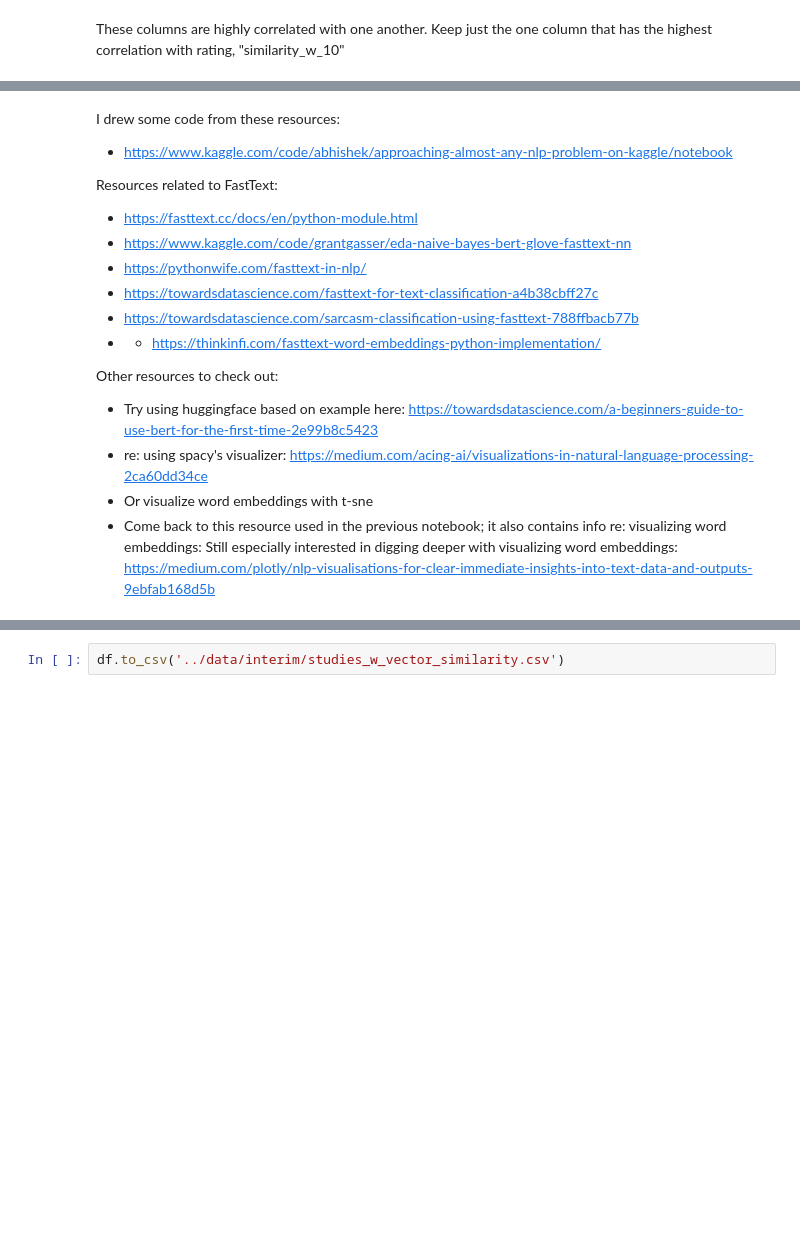
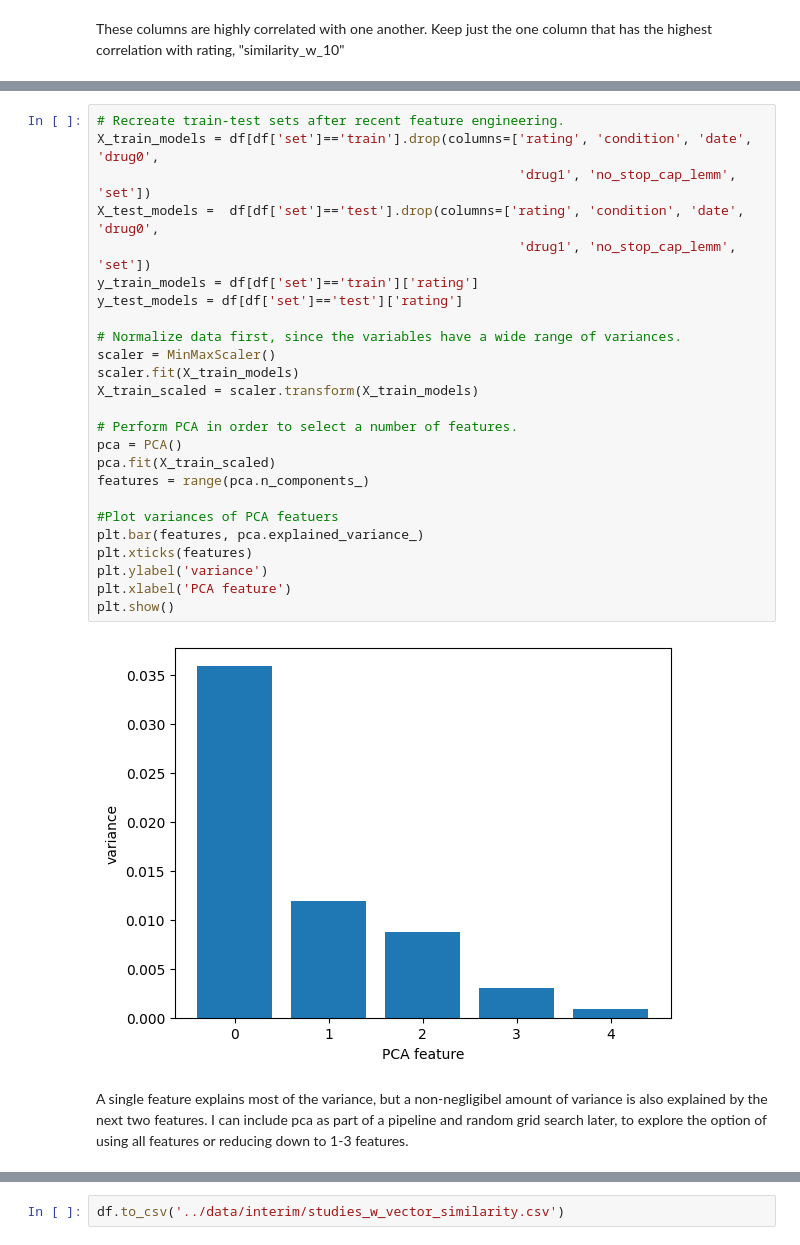
Before and after one commit to fractaldatalearning/psychedelic_efficacy, a Jupyter notebook: notebooks/6-kl-studies-finish-preprocess.ipynb, the cells around one changed output, grey strips where cells are left out. Cells and saved outputs as stored; diff of their text form; blank space fills up the shorter version.

Commit message:
partway through modeling studies

```diff
--- a/notebooks/6-kl-studies-finish-preprocess.ipynb
+++ b/notebooks/6-kl-studies-finish-preprocess.ipynb
@@ -502,19 +533,29 @@ With FastText, I'll use a pre-trained model and just update it because I don't w
-# %% [markdown]
-I drew some code from these resources:
-- https://www.kaggle.com/code/abhishek/approaching-almost-any-nlp-problem-on-kaggle/notebook
-
-
-Resources related to FastText:
-- https://fasttext.cc/docs/en/python-module.html
-- https://www.kaggle.com/code/grantgasser/eda-naive-bayes-bert-glove-fasttext-nn
-- https://pythonwife.com/fasttext-in-nlp/
-- https://towardsdatascience.com/fasttext-for-text-classification-a4b38cbff27c
-- https://towardsdatascience.com/sarcasm-classification-using-fasttext-788ffbacb77b
-- - https://thinkinfi.com/fasttext-word-embeddings-python-implementation/
-
-
-Other resources to check out:
-- Try using huggingface based on example here: https://towardsdatascience.com/a-beginners-guide-to-use-bert-for-the-first-time-2e99b8c5423
-- re: using spacy's visualizer: https://medium.com/acing-ai/visualizations-in-natural-language-processing-2ca60dd34ce
-- Or visualize word embeddings with t-sne
-- Come back to this resource used in the previous notebook; it also contains info re: visualizing word embeddings: Still especially interested in digging deeper with visualizing word embeddings: https://medium.com/plotly/nlp-visualisations-for-clear-immediate-insights-into-text-data-and-outputs-9ebfab168d5b
+# %%
+# Recreate train-test sets after recent feature engineering.
+X_train_models = df[df['set']=='train'].drop(columns=['rating', 'condition', 'date', 'drug0',
+                                                      'drug1', 'no_stop_cap_lemm', 'set'])
+X_test_models =  df[df['set']=='test'].drop(columns=['rating', 'condition', 'date', 'drug0',
+                                                      'drug1', 'no_stop_cap_lemm', 'set'])
+y_train_models = df[df['set']=='train']['rating']
+y_test_models = df[df['set']=='test']['rating']
+
+# Normalize data first, since the variables have a wide range of variances.
+scaler = MinMaxScaler()
+scaler.fit(X_train_models)
+X_train_scaled = scaler.transform(X_train_models)
+
+# Perform PCA in order to select a number of features.
+pca = PCA()
+pca.fit(X_train_scaled)
+features = range(pca.n_components_)
+
+#Plot variances of PCA featuers
+plt.bar(features, pca.explained_variance_)
+plt.xticks(features)
+plt.ylabel('variance')
+plt.xlabel('PCA feature')
+plt.show()
+# %% [output]
+[figure, added]
+# %% [markdown]
+A single feature explains most of the variance, but a non-negligibel amount of variance is also explained by the next two features. I can include pca as part of a pipeline and random grid search later, to explore the option of using all features or reducing down to 1-3 features.
```
Also changed, not shown: parts of 24 cells of this notebook, 1 other file.
